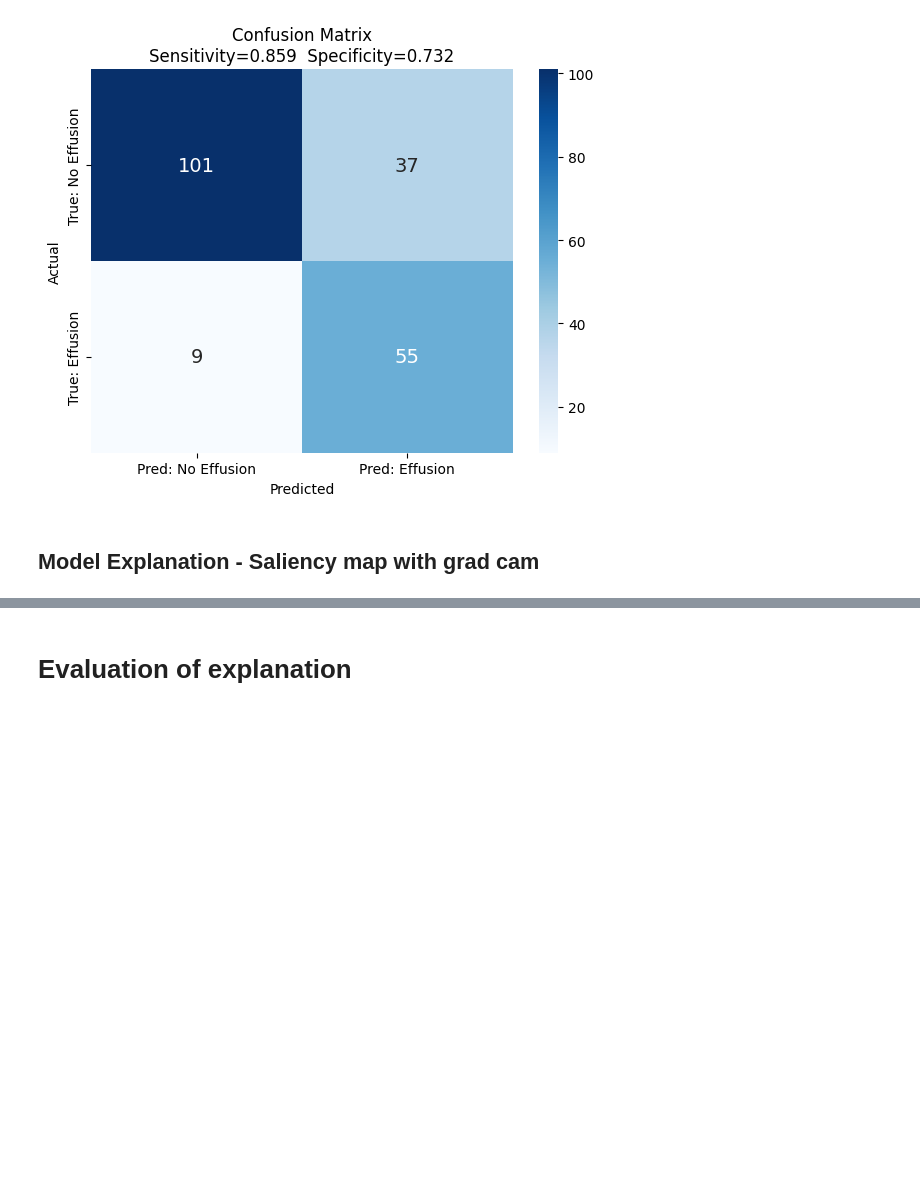
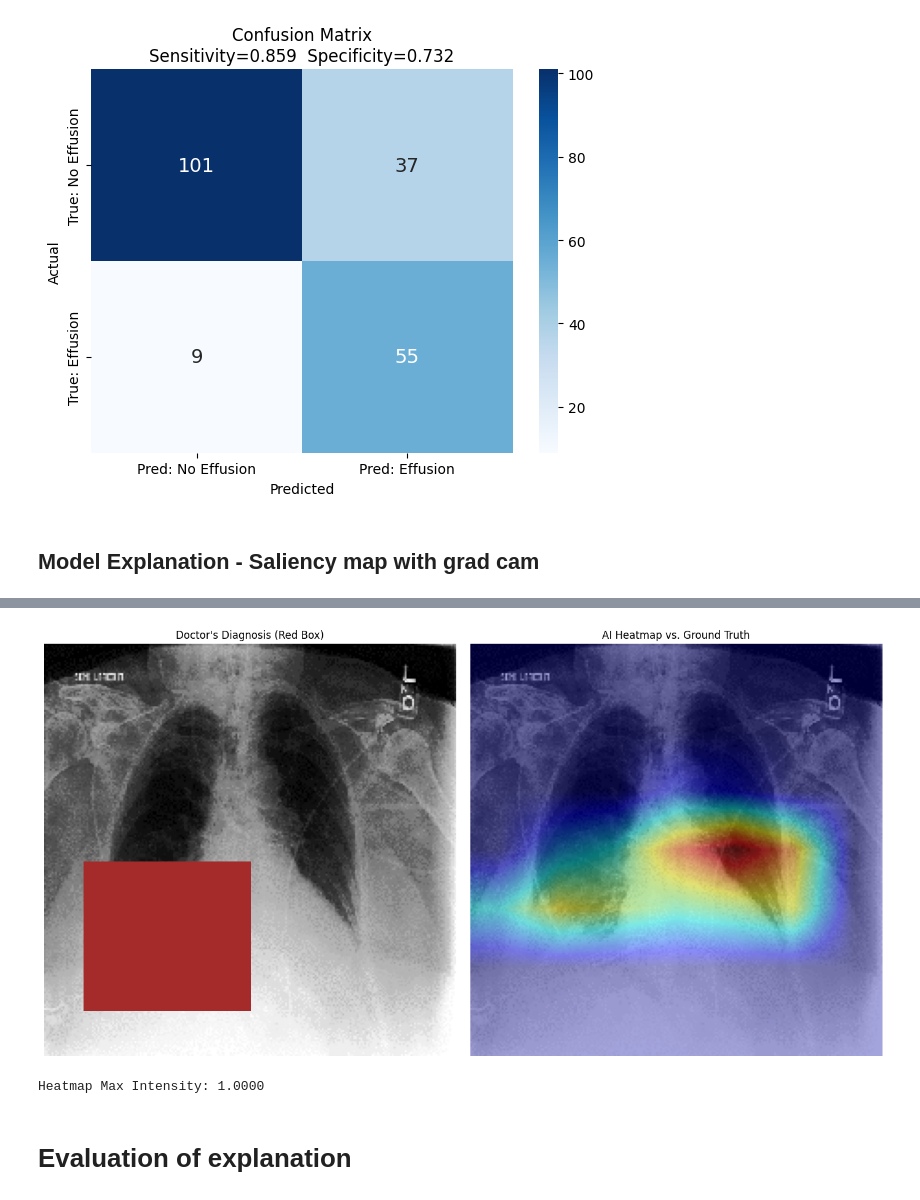
Before and after one commit to Liuian/UU_Explainable_AI_Group_Project, a Jupyter notebook: project2/main.ipynb, the cells around one changed output, grey strips where cells are left out. Saved outputs shown, nothing was run; the diff lists cells and outputs as text; code cells hidden in the pictures; blank space fills up the shorter version.

```diff
--- a/project2/main.ipynb
+++ b/project2/main.ipynb
@@ -1039,12 +1039,12 @@ transforms = transforms.Compose([
     transforms.ToTensor(),
     transforms.Normalize(mean=[0.5],std=[0.5])
 ])
-img = Image.open("dataset/Rad_1.png")
+img = Image.open("dataset/Rad_5.png")
 # raw_boxes = [[55,160,144,264]] # test
-raw_boxes = [[173,139,278,249]] # 1
+# raw_boxes = [[173,139,278,249]] # 1
 # raw_boxes = [[44,137,144,256]] # 2
 # raw_boxes = [[44,159,133,303],[176,168,265,272]] # 3
-# raw_boxes = [[30,169,160,285]] # 5
+raw_boxes = [[30,169,160,285]] # 5
 input_tensor =transforms(img).unsqueeze(0).to(device)
 # %% [markdown]
 ## Model Explanation -  Saliency map with grad cam
@@ -1116,3 +1051,75 @@ Generating Grad-CAM heatmap... [<pytorch_grad_cam.utils.model_targets.Classifier
+# %%
+
+import numpy as np
+import matplotlib.pyplot as plt
+import matplotlib.patches as patches
+from pytorch_grad_cam import GradCAM
+from pytorch_grad_cam.utils.model_targets import ClassifierOutputTarget
+from pytorch_grad_cam.utils.image import show_cam_on_image
+
+# Scaling Factor (Assumes original image was 320x320)
+SCALE = 224 / 320
+
+# Setup Grad-CAM
+# Target the last conv layer for high-resolution localization
+target_layers = [model.layer4[-1].conv2]
+cam = GradCAM(model=model, target_layers=target_layers)
+
+# Process Image for Model
+# Expand grayscale (1ch) to RGB (3ch) to match ResNet18 input
+input_tensor_3ch = input_tensor.expand(-1, 3, -1, -1)
+grayscale_cam = cam(input_tensor=input_tensor_3ch, targets=[ClassifierOutputTarget(0)])
+grayscale_cam = grayscale_cam[0, :] # Squeeze to (224, 224)
+
+# Prepare Background Image for Overlay
+img_np = input_tensor.cpu().squeeze().numpy()
+# Reverse normalization (mean=0.5, std=0.5) for proper display
+img_display = (img_np * 0.5) + 0.5
+img_display = np.clip(img_display, 0, 1)
+rgb_img = np.stack([img_display]*3, axis=-1)
+
+# Generate Heatmap Overlay
+visualization = show_cam_on_image(rgb_img, grayscale_cam, use_rgb=True, image_weight=0.6)
+
+# Plotting
+fig, axes = plt.subplots(1, 2, figsize=(14, 7))
+
+# --- Left Plot: Ground Truth (Red Bounding Boxes Only) ---
+axes[0].imshow(img_display, cmap='gray')
+for box in raw_boxes:
+    # Scale coordinates: [x_min, y_min, x_max, y_max]
+    x1, y1, x2, y2 = [int(coord * SCALE) for coord in box]
+    rect = patches.Rectangle(
+        (x1, y1), x2-x1, y2-y1,
+        linewidth=3,
+        facecolor='brown'
+    )
+    axes[0].add_patch(rect)
+axes[0].set_title("Doctor's Diagnosis (Red Box)", fontsize=12)
+axes[0].axis('off')
+
+# --- Right Plot: AI Heatmap + Red Bounding Box Overlay ---
+# Showing the red box on top of the heatmap makes the comparison much easier
+axes[1].imshow(visualization)
+for box in raw_boxes:
+    x1, y1, x2, y2 = [int(coord * SCALE) for coord in box]
+    rect = patches.Rectangle(
+        (x1, y1), x2-x1, y2-y1,
+        linewidth=2,
+        linestyle='--',  # Made it dashed so you can see the heatmap underneath
+        facecolor='none'
+    )
+    axes[1].add_patch(rect)
+axes[1].set_title("AI Heatmap vs. Ground Truth", fontsize=12)
+axes[1].axis('off')
+
+plt.tight_layout()
+plt.show()
+
+print(f"Heatmap Max Intensity: {grayscale_cam.max():.4f}")
+# %% [output]
+[figure, added]
+Heatmap Max Intensity: 1.0000
 # %% [markdown]
 # Evaluation of explanation
 # %% [markdown]
```
Also changed, not shown: parts of 1 cell of this notebook.
